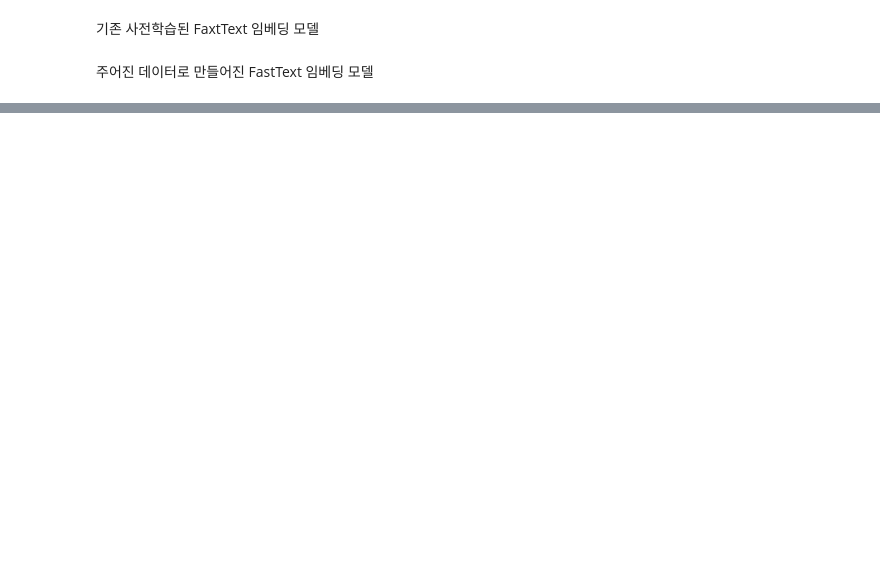
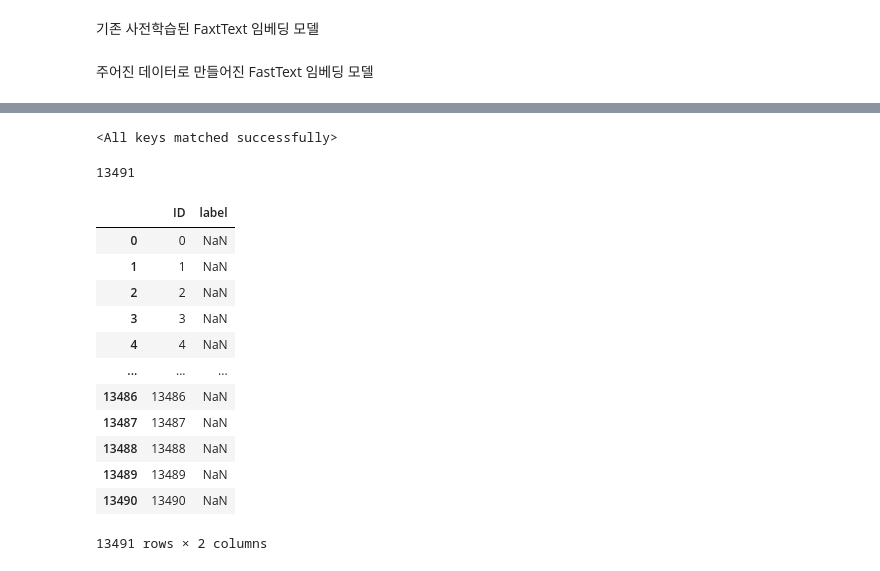
Before and after one commit to HDmoonSir/AIdevTeamD, a Jupyter notebook: [5기-A]이의진/2_korean/korean.ipynb, the cells around one changed output, grey strips where cells are left out. Cells and saved outputs as stored; diff of their text form; code cells hidden in the pictures; blank space fills up the shorter version.

Commit message:
[의진]model upload

```diff
--- a/[5기-A]이의진/2_korean/korean.ipynb
+++ b/[5기-A]이의진/2_korean/korean.ipynb
@@ -524,0 +592,4 @@ Epoch: 1 - Validation accuracy: 67.43189470462198
+# %%
+model.load_state_dict(torch.load('model/model_cnn.pt'))
+# %% [output]
+<All keys matched successfully>
@@ -524,0 +613,24 @@ Epoch: 1 - Validation accuracy: 67.43189470462198
+# %%
+df_path = os.path.join("dataset", "submission.csv")
+result = test(test_set, 64)
+# %%
+len(result)
+# %% [output]
+13491
+# %%
+df = pd.read_csv(df_path)
+df
+# %% [output]
+|  | ID | label |
+| 0 | 0 | NaN |
+| 1 | 1 | NaN |
+| 2 | 2 | NaN |
+| 3 | 3 | NaN |
+| 4 | 4 | NaN |
+| ... | ... | ... |
+| 13486 | 13486 | NaN |
+| 13487 | 13487 | NaN |
+| 13488 | 13488 | NaN |
+| 13489 | 13489 | NaN |
+| 13490 | 13490 | NaN |
+13491 rows × 2 columns
```
Also changed, not shown: parts of 25 cells of this notebook, 11 other files.
